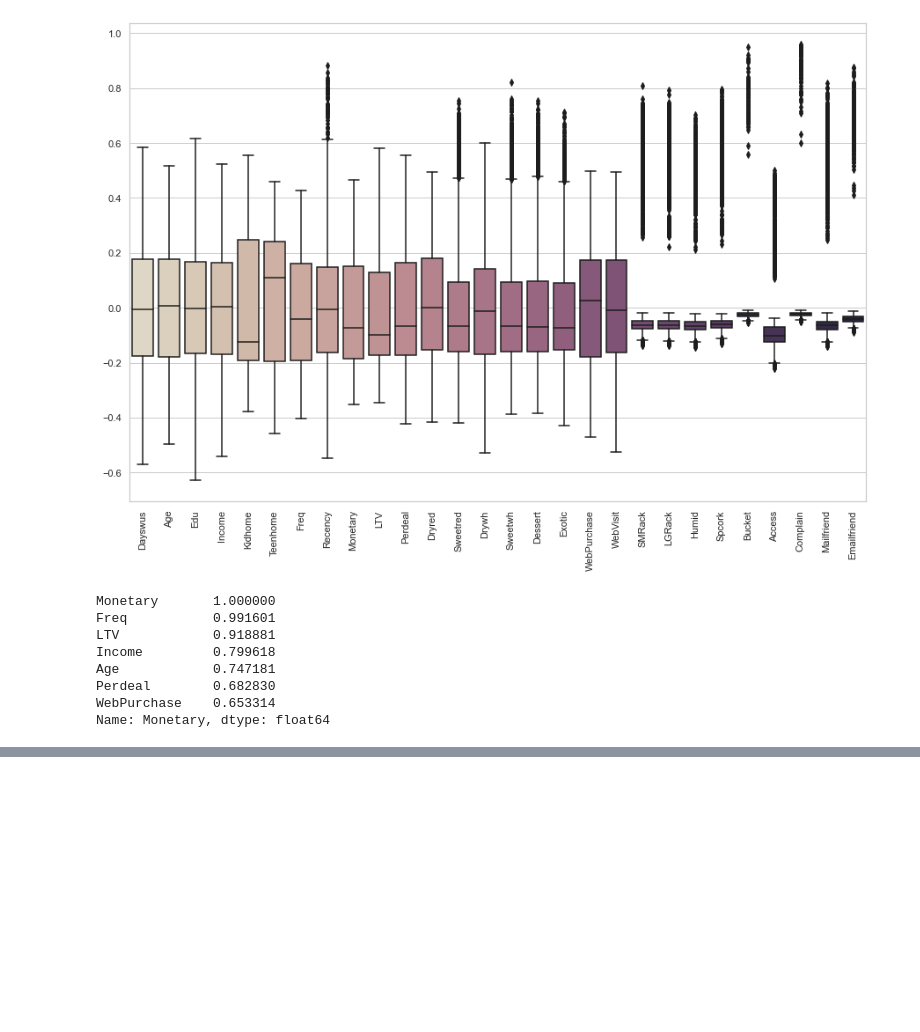
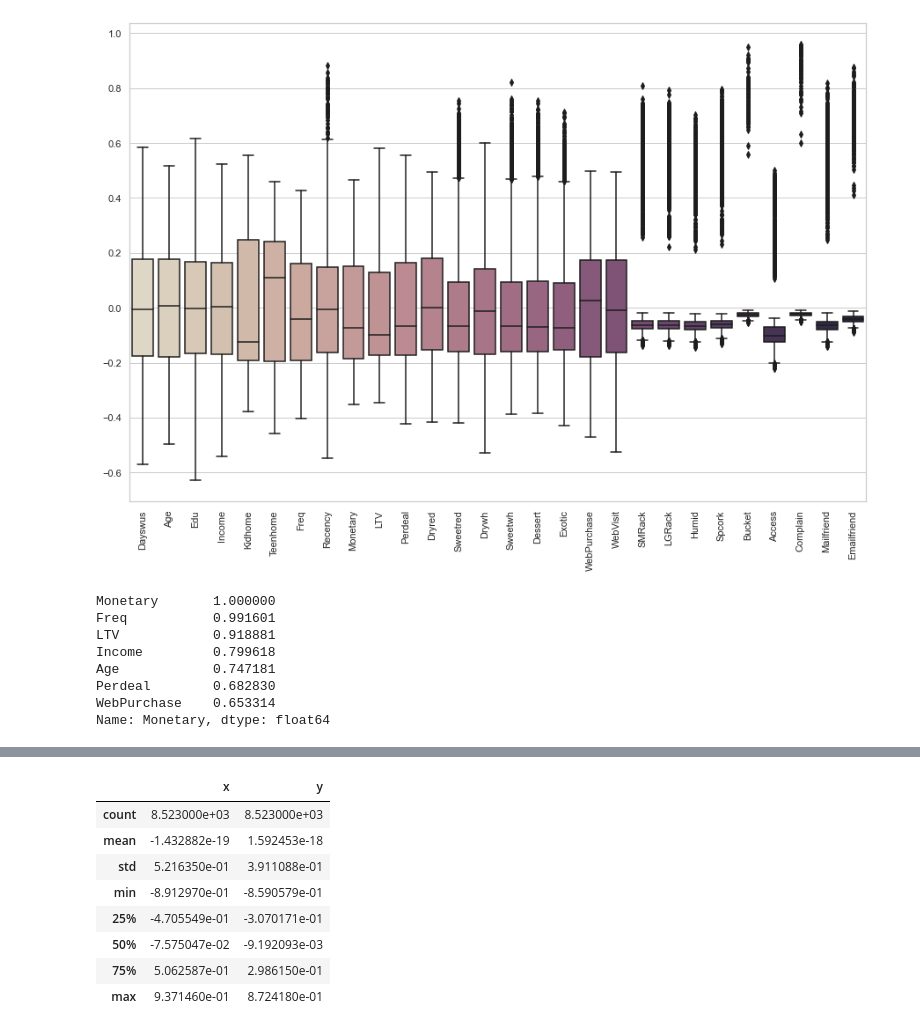
Before and after one commit to fredericojpr/BC1_Customer_Segmentation, a Jupyter notebook: scripts/EDA_frederico.ipynb, the cells around one changed output, grey strips where cells are left out. Saved outputs shown, nothing was run; the diff lists cells and outputs as text; code cells hidden in the pictures; blank space fills up the shorter version.

```diff
--- a/scripts/EDA_frederico.ipynb
+++ b/scripts/EDA_frederico.ipynb
@@ -260,0 +285,12 @@ Name: Monetary, dtype: float64
+# %%
+X_pca.describe()
+# %% [output]
+|  | x | y |
+| count | 8.523000e+03 | 8.523000e+03 |
+| mean | -1.432882e-19 | 1.592453e-18 |
+| std | 5.216350e-01 | 3.911088e-01 |
+| min | -8.912970e-01 | -8.590579e-01 |
+| 25% | -4.705549e-01 | -3.070171e-01 |
+| 50% | -7.575047e-02 | -9.192093e-03 |
+| 75% | 5.062587e-01 | 2.986150e-01 |
+| max | 9.371460e-01 | 8.724180e-01 |
```
Also changed, not shown: parts of 5 cells of this notebook.
